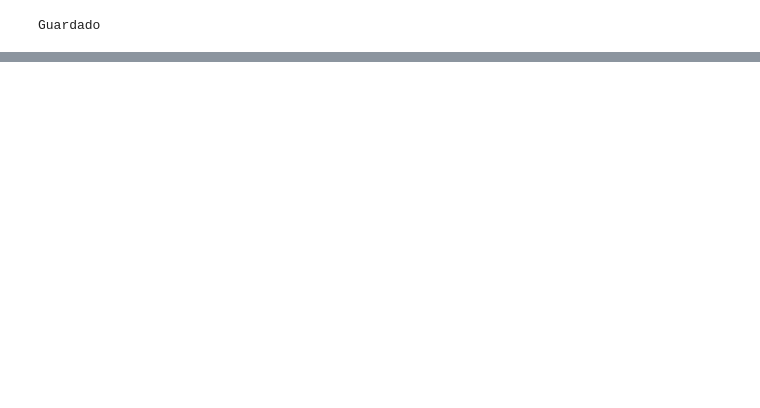
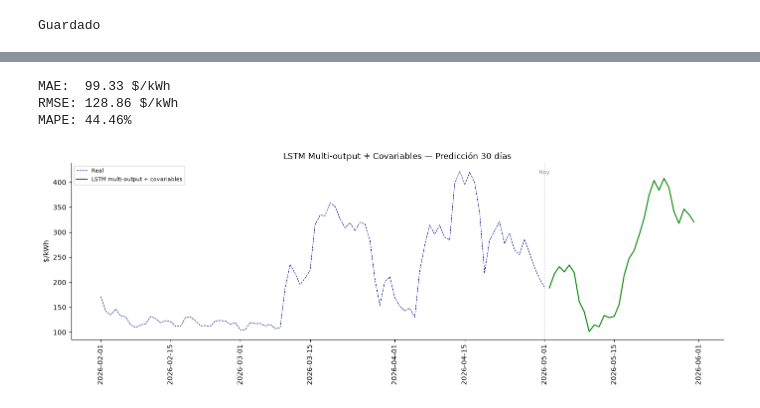
Before and after one commit to maguverm/tesis-bolsa, a Jupyter notebook: notebooks/03_experimentos/05_LSTM.ipynb, the cells around one changed output, grey strips where cells are left out. Saved outputs shown, nothing was run; the diff lists cells and outputs as text; code cells hidden in the pictures; blank space fills up the shorter version.

```diff
--- a/notebooks/03_experimentos/05_LSTM.ipynb
+++ b/notebooks/03_experimentos/05_LSTM.ipynb
@@ -255,0 +510,59 @@ Guardado
+# %%
+modelo_lstm_mc.eval()
+with torch.no_grad():
+    pred_scaled_mc = modelo_lstm_mc(X_test_mct).cpu().numpy()
+
+# Desnormalizar solo la columna de precio (índice 0)
+scaler_precio = MinMaxScaler()
+scaler_precio.fit(train_cov[['precio_bolsa']])
+
+pred_mc = scaler_precio.inverse_transform(pred_scaled_mc.reshape(-1, 1)).reshape(len(pred_scaled_mc), HORIZONTE)
+real_mc = scaler_precio.inverse_transform(y_test_mc.reshape(-1, 1)).reshape(len(y_test_mc), HORIZONTE)
+
+mae_mc = np.mean(np.abs(real_mc - pred_mc))
+rmse_mc = np.sqrt(np.mean((real_mc - pred_mc)**2))
+mape_mc = np.mean(np.abs((real_mc - pred_mc) / real_mc)) * 100
+
+print(f"MAE:  {mae_mc:.2f} $/kWh")
+print(f"RMSE: {rmse_mc:.2f} $/kWh")
+print(f"MAPE: {mape_mc:.2f}%")
+# %% [output]
+MAE:  99.33 $/kWh
+RMSE: 128.86 $/kWh
+MAPE: 44.46%
+# %%
+# Predicción futura
+ultima_ventana_mc = torch.FloatTensor(
+    test_cov_scaled[-VENTANA:].reshape(1, VENTANA, 4)
+).to(device)
+
+modelo_lstm_mc.eval()
+with torch.no_grad():
+    pred_futuro_scaled_mc = modelo_lstm_mc(ultima_ventana_mc).cpu().numpy()
+
+pred_futuro_mc = scaler_precio.inverse_transform(
+    pred_futuro_scaled_mc.reshape(-1, 1)
+).flatten()
+
+fechas_futuro = pd.date_range(
+    start=test_cov.index[-1] + pd.Timedelta(days=1), periods=HORIZONTE
+)
+
+fig, ax = plt.subplots(figsize=(14, 5))
+ax.plot(test_cov.index[-90:], test_cov['precio_bolsa'][-90:],
+        color='darkblue', linewidth=0.8, linestyle='--', label='Real')
+ax.plot(fechas_futuro, pred_futuro_mc, color='green',
+        linewidth=1.5, label='LSTM multi-output + covariables')
+ax.axvline(test_cov.index[-1], color='gray', linestyle='--',
+           linewidth=0.8, alpha=0.7)
+ax.text(test_cov.index[-1], ax.get_ylim()[1]*0.95, 'Hoy',
+        fontsize=8, color='gray', ha='center')
+ax.set_ylabel('$/kWh')
+ax.tick_params(axis='x', rotation=90)
+ax.legend(fontsize=8)
+ax.set_title('LSTM Multi-output + Covariables — Predicción 30 días')
+sns.despine()
+plt.tight_layout()
+plt.show()
+# %% [output]
+[figure, added]
```
Also changed, not shown: parts of 10 cells of this notebook, 5 other files.
